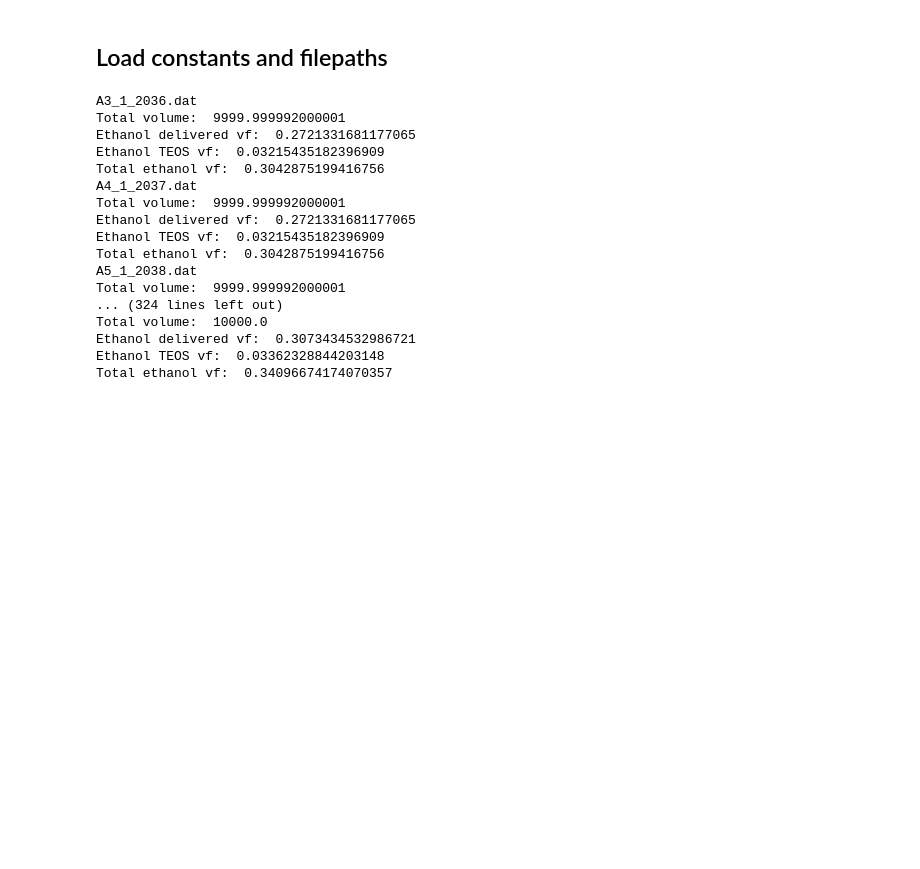
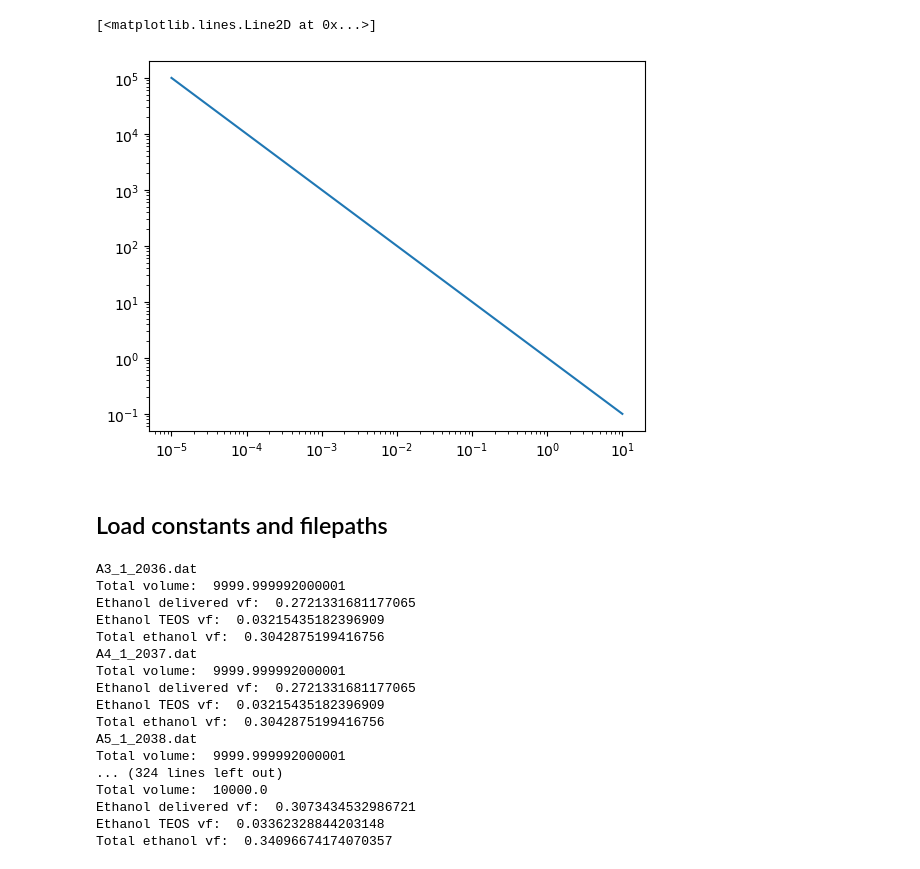
Before and after one commit to pozzo-research-group/silica-np-synthesis, a Jupyter notebook: APS_data_analysis/APS_EDA.ipynb, the cells around one changed output. Saved outputs shown, nothing was run; the diff lists cells and outputs as text; code cells hidden in the pictures; blank space fills up the shorter version.

```diff
--- a/APS_data_analysis/APS_EDA.ipynb
+++ b/APS_data_analysis/APS_EDA.ipynb
@@ -13,3 +17,8 @@ import pd_utils
+# %%
+plt.loglog(q, I)
+# %% [output]
+[<matplotlib.lines.Line2D at 0x...>]
+[figure, added]
 # %% [markdown]
 ## Load constants and filepaths
 # %%
```
Also changed, not shown: parts of 10 cells of this notebook, 1 other file.
